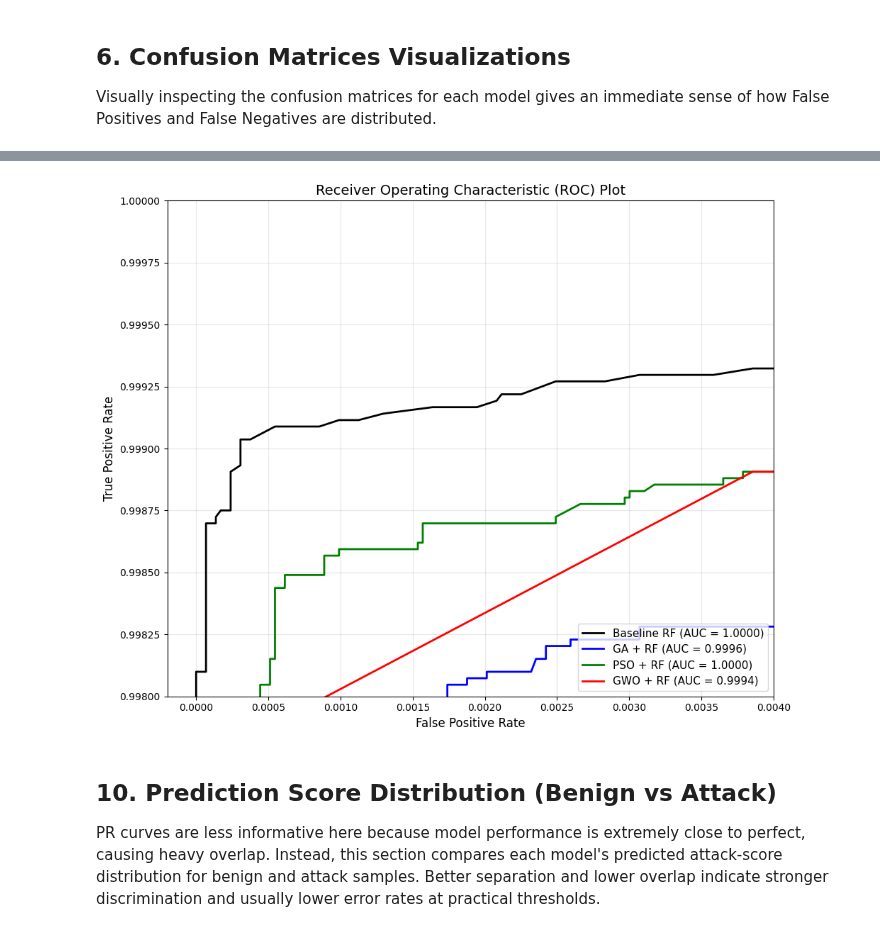
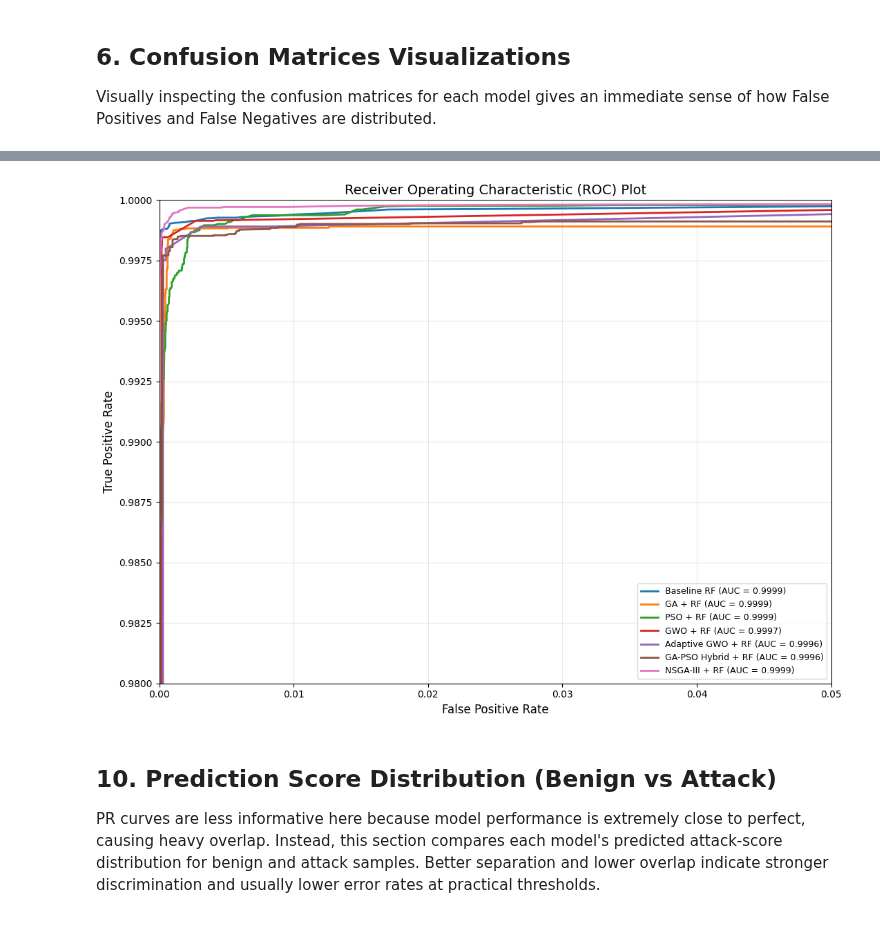
Before and after one commit to rajul-kk/AIM_coursework, a Jupyter notebook: Eval.ipynb, the cells around one changed output, grey strips where cells are left out. Drawn from its saved outputs; the diff is of its cells as text; code cells hidden in the pictures.

```diff
--- a/Eval.ipynb
+++ b/Eval.ipynb
@@ -176,0 +217,17 @@ False Positives: 20
+# %%
+print("\n===================================")
+print("=== Running NSGA-III Optimizer ===")
+print("===================================")
+
+NSGA_POP_SIZE = max(24, NUM_AGENTS)
+NSGA_DIVISIONS = 6
+
+nsga3_metrics, rf_nsga3, nsga3_mask, nsga3_history = run_nsga3(
+    X_train_subset,
+    y_train_subset,
+    X_test,
+    y_test,
+    pop_size=NSGA_POP_SIZE,
+    num_iterations=NUM_ITERATIONS,
+    divisions=NSGA_DIVISIONS,
+ )
@@ -291,42 +430,47 @@ plt.show()
 # %%
 # ## 9. ROC Curves
-# Overlaying the Receiver Operating Characteristic (ROC) curves provides an excellent view of each model's diagnostic ability.
+# Overlaying ROC curves provides a comparative view of separability quality across all models.
 
-from sklearn.metrics import roc_curve, auc
+plt.figure(figsize=(11, 8))
 
-plt.figure(figsize=(10, 8))
+model_specs = [
+    ("Baseline RF", rf_baseline, X_test),
+    ("GA + RF", rf_ga, X_test[:, ga_mask]),
+    ("PSO + RF", rf_pso, X_test[:, pso_mask]),
+    ("GWO + RF", rf_gwo, X_test[:, gwo_mask]),
+    ("Adaptive GWO + RF", rf_agwo, X_test[:, agwo_mask]),
+    ("GA-PSO Hybrid + RF", rf_gapso, X_test[:, gapso_mask]),
+    ("NSGA-III + RF", rf_nsga3, X_test[:, nsga3_mask]),
+]
+colors = sns.color_palette("tab10", len(model_specs))
 
-def plot_roc(model, X_test_filtered, y_test, label, color):
-    # Get prediction probabilities for the positive class (Attack)
+fpr_cap = 0.0
+
+for (label, model, X_eval), color in zip(model_specs, colors):
     if hasattr(model, "predict_proba"):
-        y_score = model.predict_proba(X_test_filtered)[:, 1]
+        y_score = model.predict_proba(X_eval)[:, 1]
     else:
-        y_score = model.predict(X_test_filtered)
+        y_score = model.predict(X_eval).astype(float)
 
     fpr, tpr, _ = roc_curve(y_test, y_score)
     roc_auc = auc(fpr, tpr)
-    plt.plot(fpr, tpr, color=color, lw=2, label=f'{label} (AUC = {roc_auc:.4f})')
+    fpr_cap = max(fpr_cap, float(np.max(fpr)))
+    plt.plot(fpr, tpr, lw=2, color=color, label=f"{label} (AUC = {roc_auc:.4f})")
 
-# Plot curves using the respective masks
-plot_roc(rf_baseline, X_test, y_test, 'Baseline RF', 'black')
-plot_roc(rf_ga, X_test[:, ga_mask], y_test, 'GA + RF', 'blue')
-plot_roc(rf_pso, X_test[:, pso_mask], y_test, 'PSO + RF', 'green')
-plot_roc(rf_gwo, X_test[:, gwo_mask], y_test, 'GWO + RF', 'red')
+plt.plot([0, 1], [0, 1], color="gray", lw=1.5, linestyle="--", alpha=0.7)
 
-# Plot the diagonal 50% chance line
-plt.plot([0, 1], [0, 1], color='navy', lw=2, linestyle='--')
-
-plt.xlim([-0.0002, 0.004])
-plt.ylim([0.998, 1.000])
-plt.xlabel('False Positive Rate', fontsize=12)
-plt.ylabel('True Positive Rate', fontsize=12)
-plt.title('Receiver Operating Characteristic (ROC) Plot', fontsize=14)
-plt.legend(loc="lower right", fontsize=11)
+x_upper = max(0.004, min(0.05, fpr_cap * 1.05 + 1e-4))
+plt.xlim([0.0, x_upper])
+plt.ylim([0.98, 1.0])
+plt.xlabel("False Positive Rate", fontsize=12)
+plt.ylabel("True Positive Rate", fontsize=12)
+plt.title("Receiver Operating Characteristic (ROC) Plot", fontsize=14)
+plt.legend(loc="lower right", fontsize=9)
 plt.grid(alpha=0.3)
 plt.tight_layout()
 plt.show()
 # %% [output]
-[figure, old version]
+[figure, new version]
 # %% [markdown]
 ## 10. Prediction Score Distribution (Benign vs Attack)
 PR curves are less informative here because model performance is extremely close to perfect, causing heavy overlap. Instead, this section compares each model's predicted attack-score distribution for benign and attack samples. Better separation and lower overlap indicate stronger discrimination and usually lower error rates at practical thresholds.
```
Also changed, not shown: parts of 27 cells of this notebook, 2 other files.
